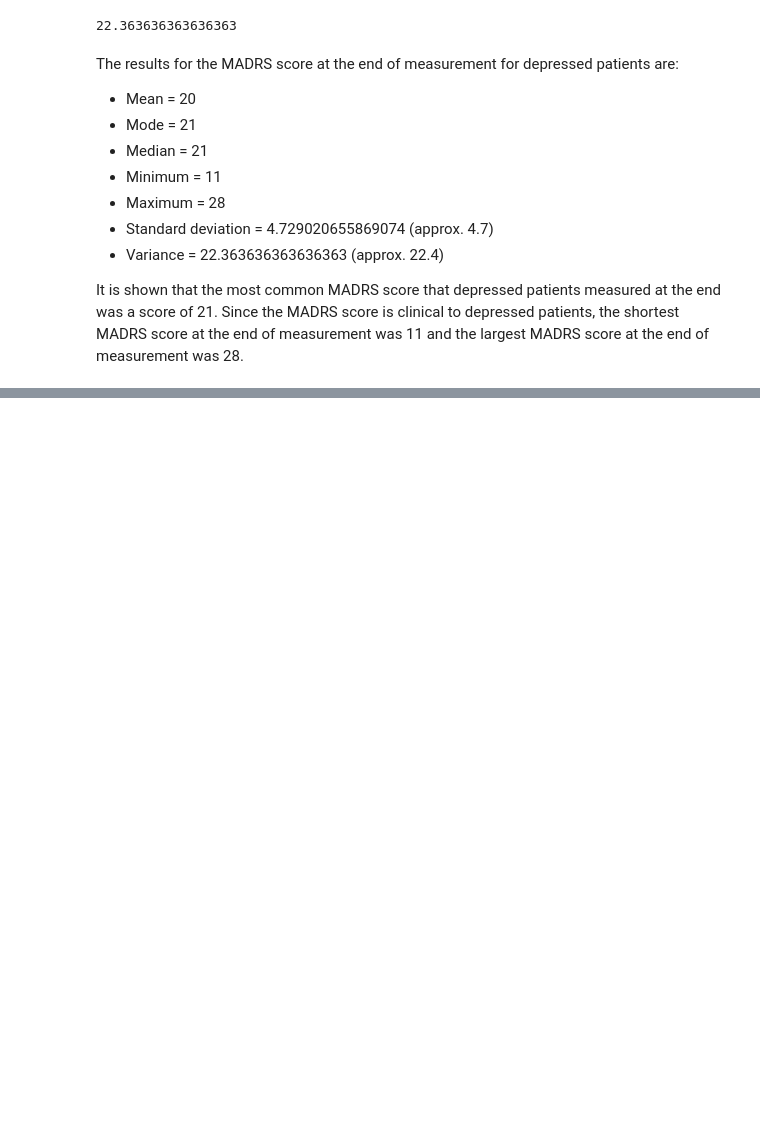
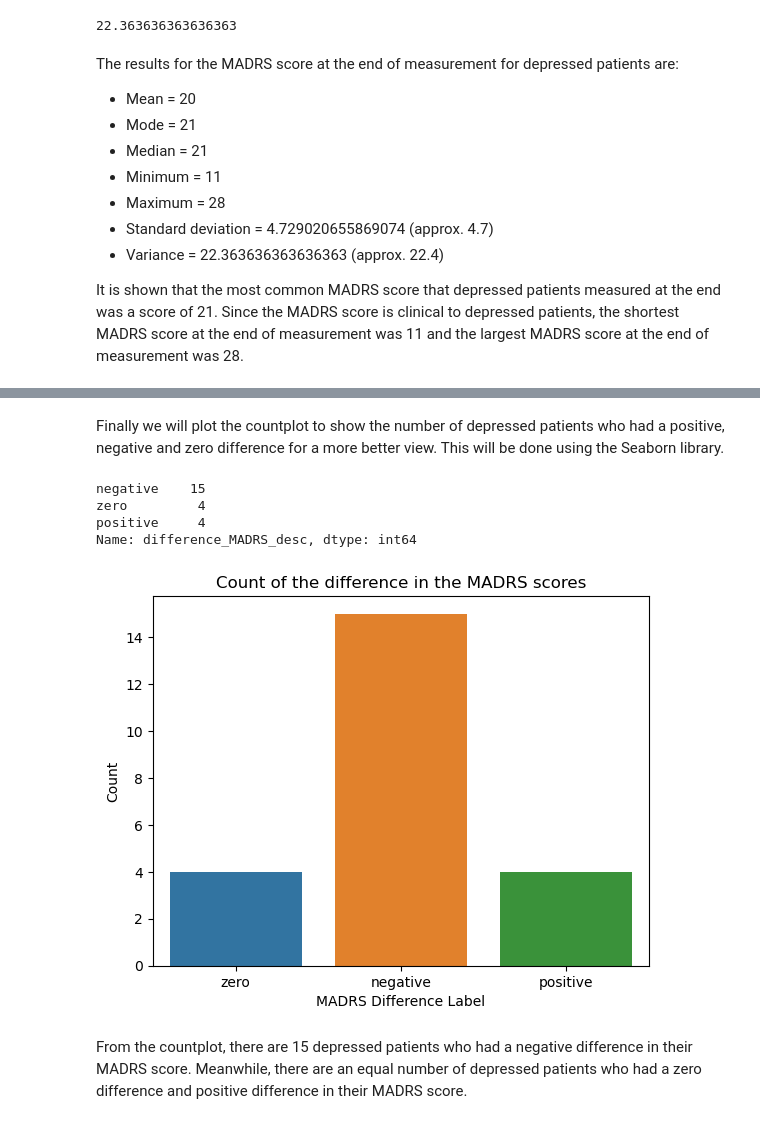
Before and after one commit to KADev2022/CS3IP, a Jupyter notebook: Statistical Analysis Experiment for Depression.ipynb, the cells around one changed output, grey strips where cells are left out. Cells and saved outputs as stored; diff of their text form; code cells hidden in the pictures; blank space fills up the shorter version.

```diff
--- a/Statistical Analysis Experiment for Depression.ipynb
+++ b/Statistical Analysis Experiment for Depression.ipynb
@@ -701,0 +750,26 @@ From the output, there a lot of depressed patients who have a negative differenc
+# %% [markdown]
+Finally we will plot the countplot to show the number of depressed patients who had a positive, negative and zero difference for a more better view. This will be done using the Seaborn library.
+# %%
+scores_condition_df["difference_MADRS_desc"].value_counts()
+# %% [output]
+negative    15
+zero         4
+positive     4
+Name: difference_MADRS_desc, dtype: int64
+# %%
+# Plot a count plot to show the number of depressed patients with the 'zero', 'negative' and 'positive' difference in MADRS score
+plt.figure()
+
+# Count plot for the 'difference_MADRS_desc' column
+sns.countplot(x='difference_MADRS_desc', data=scores_condition_df)
+
+# Labels and title
+plt.xlabel("MADRS Difference Label")
+plt.ylabel("Count")
+plt.title("Count of the difference in the MADRS scores")
+
+plt.show()
+# %% [output]
+[figure, added]
+# %% [markdown]
+From the countplot, there are 15 depressed patients who had a negative difference in their MADRS score. Meanwhile, there are an equal number of depressed patients who had a zero difference and positive difference in their MADRS score.
```
Also changed, not shown: parts of 20 cells of this notebook.
